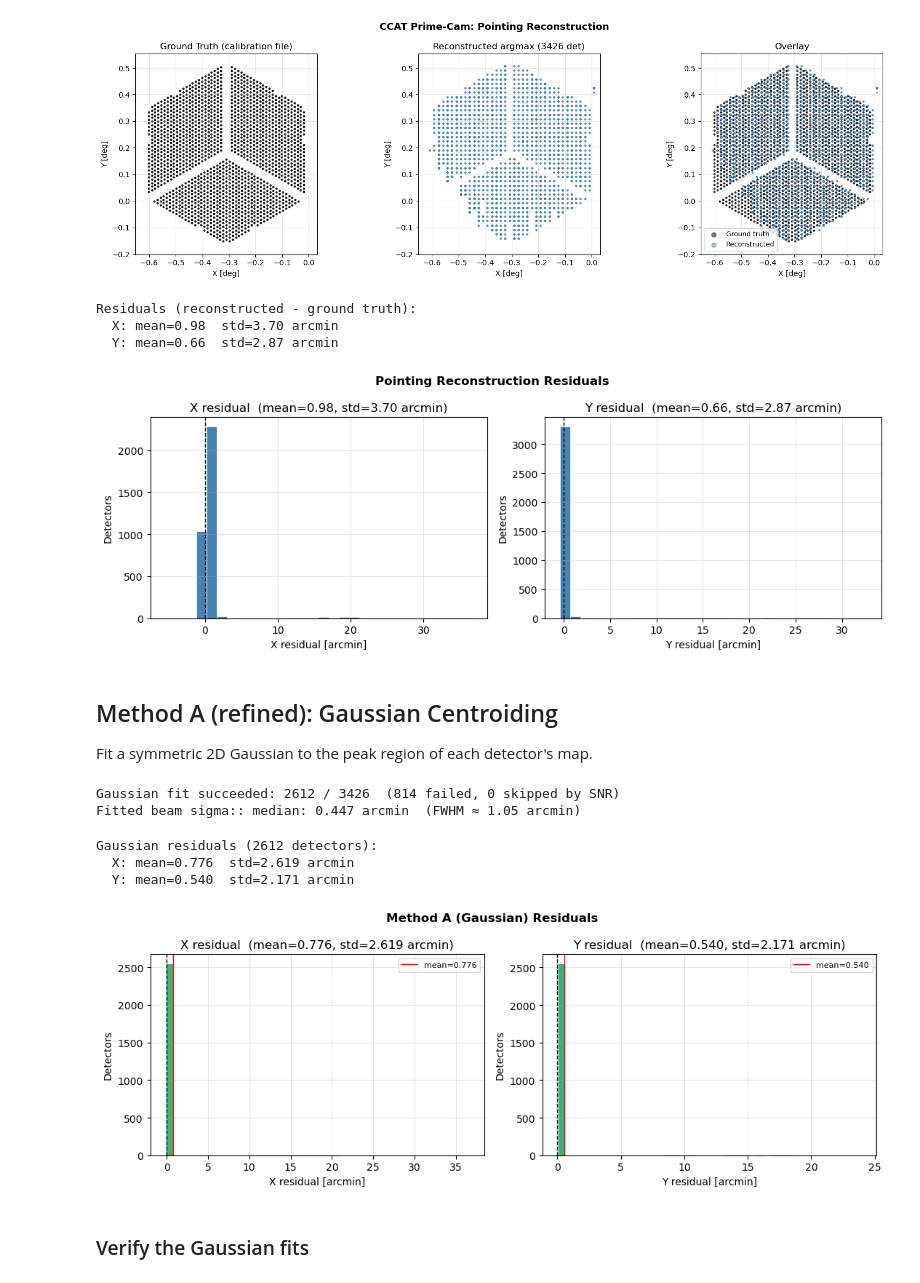
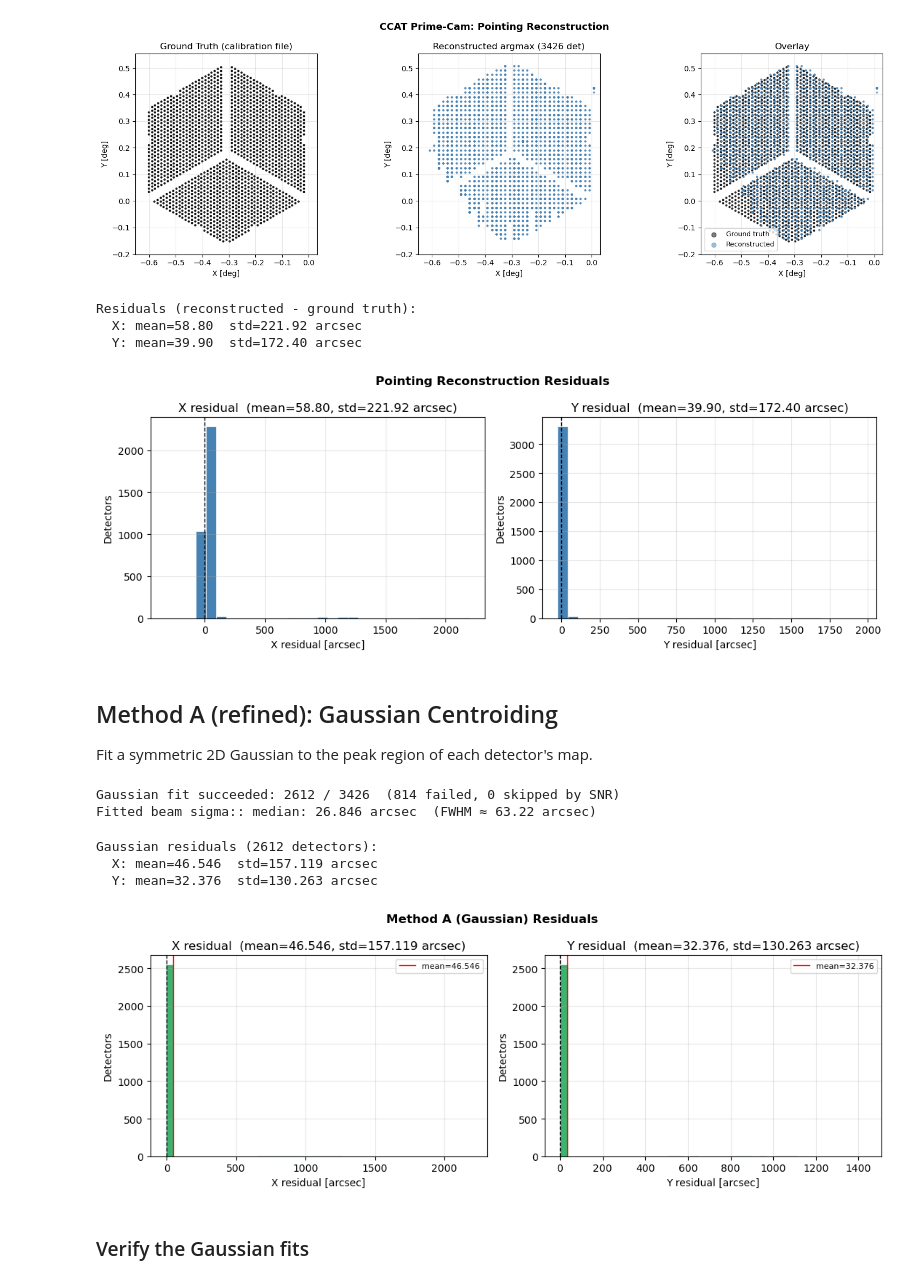
Before and after one commit to ccatobs/ql_mapmaker, a Jupyter notebook: ccat_mapmaker/notebooks/pointing_reconstruction.ipynb, the cells around one changed output. Saved outputs shown, nothing was run; the diff lists cells and outputs as text; code cells hidden in the pictures.

```diff
--- a/ccat_mapmaker/notebooks/pointing_reconstruction.ipynb
+++ b/ccat_mapmaker/notebooks/pointing_reconstruction.ipynb
@@ -52,7 +52,7 @@ cfg['pipeline']['max_duration_s']  = None
 # Reconstruction map parameters (for the map-based approach)
 RECON_XLEN       = 2.0   # degrees, needs to cover full focal plane (~1.4 deg diameter)
 RECON_YLEN       = 2.0
-RECON_RES_ARCMIN = 1.0   # arcmin/pixel
+RECON_RES_ARCSEC = 60.0   # arcsec/pixel
 
 SNR_THRESHOLD = 5.0   # for MAP-BASED, NOTE: arbitray chosen value (subject to change w real data)
 # it might be a good idea to implement a function to do subsets of the detectors when we have multiple arrays
@@ -193,7 +193,7 @@ For each detector, bin its signal into a 2D focal plane map using the boresight
 # %%
 # Focal plane coordinate grid centred at the 0,0
 # This method is just peak pixel
-recon_res_deg = RECON_RES_ARCMIN / 60.0
+recon_res_deg = RECON_RES_ARCSEC / 3600.0
 fp_edges_u, fp_edges_v = make_map_edges(
     ra0_deg=0.0, dec0_deg=0.0,
     xlen_deg=RECON_XLEN, ylen_deg=RECON_YLEN,
@@ -201,6 +201,6 @@ fp_edges_u, fp_edges_v = make_map_edges(
 )
 ny = len(fp_edges_v) - 1
 nx = len(fp_edges_u) - 1
-print(f'Reconstruction grid: {ny} x {nx} pixels at {RECON_RES_ARCMIN:.1f} arcmin/pixel')
+print(f'Reconstruction grid: {ny} x {nx} pixels at {RECON_RES_ARCSEC:.0f} arcsec/pixel')
 print(f'Memory estimate: {len(nominal) * ny * nx * 4 / 1e6:.0f} MB per array (data + hits = x2)')
 # %% [output]
@@ -378,33 +378,33 @@ plt.show()
 # %%
 # Residuals: reconstructed - ground truth
 dx = recon_x[valid] - nom_x_sel[valid]   # degrees
 dy = recon_y[valid] - nom_y_sel[valid]   # degrees
 
-dx_arcmin = dx * 60
-dy_arcmin = dy * 60
+dx_arcsec = dx * 3600
+dy_arcsec = dy * 3600
 
 print(f'Residuals (reconstructed - ground truth):')
-print(f'  X: mean={dx_arcmin.mean():.2f}  std={dx_arcmin.std():.2f} arcmin')
-print(f'  Y: mean={dy_arcmin.mean():.2f}  std={dy_arcmin.std():.2f} arcmin')
+print(f'  X: mean={dx_arcsec.mean():.2f}  std={dx_arcsec.std():.2f} arcsec')
+print(f'  Y: mean={dy_arcsec.mean():.2f}  std={dy_arcsec.std():.2f} arcsec')
 
 fig, axes = plt.subplots(1, 2, figsize=(11, 4))
 
-for ax, vals, label in zip(axes, [dx_arcmin, dy_arcmin], ['X residual', 'Y residual']):
+for ax, vals, label in zip(axes, [dx_arcsec, dy_arcsec], ['X residual', 'Y residual']):
     ax.hist(vals, bins=30, color='steelblue', edgecolor='white', linewidth=0.5)
     ax.axvline(0, color='k', linestyle='--', linewidth=1)
-    ax.set_xlabel(f'{label} [arcmin]')
+    ax.set_xlabel(f'{label} [arcsec]')
     ax.set_ylabel('Detectors')
-    ax.set_title(f'{label}  (mean={vals.mean():.2f}, std={vals.std():.2f} arcmin)')
+    ax.set_title(f'{label}  (mean={vals.mean():.2f}, std={vals.std():.2f} arcsec)')
     ax.grid(alpha=0.3)
 
 fig.suptitle('Pointing Reconstruction Residuals', fontsize=12, fontweight='bold')
 plt.tight_layout()
 plt.show()
 # %% [output]
 Residuals (reconstructed - ground truth):
-  X: mean=0.98  std=3.70 arcmin
-  Y: mean=0.66  std=2.87 arcmin
+  X: mean=58.80  std=221.92 arcsec
+  Y: mean=39.90  std=172.40 arcsec
-[figure, old version]
+[figure, new version]
 # %% [markdown]
 ## Method A (refined): Gaussian Centroiding
 
@@ -422,7 +422,7 @@ GAUSS_HALF_WIN = 3   # +-3 pixels -> 7×7 window
 
 gauss_x     = np.full(n_sel, np.nan)
 gauss_y     = np.full(n_sel, np.nan)
-gauss_sigma = np.full(n_sel, np.nan)   # fitted beam sigma [arcmin]
+gauss_sigma = np.full(n_sel, np.nan)   # fitted beam sigma [arcsec]
 gauss_amp   = np.full(n_sel, np.nan)   # fitted amplitude, same units as the map
 gauss_bg    = np.full(n_sel, np.nan)   # fitted background level, same units as the map
 n_fit_ok = n_fit_fail = 0
@@ -461,7 +461,7 @@ for j in range(n_sel):
                                 win.ravel(), p0=p0, bounds=(lo, hi), maxfev=2000)
         gauss_x[j]     = popt[1]
         gauss_y[j]     = popt[2]
-        gauss_sigma[j] = abs(popt[3]) * 60   # deg → arcmin
+        gauss_sigma[j] = abs(popt[3]) * 3600   # deg → arcsec
         gauss_amp[j]   = popt[0]
         gauss_bg[j]    = popt[4]
         n_fit_ok += 1
@@ -471,29 +471,29 @@ for j in range(n_sel):
 gauss_valid = np.isfinite(gauss_x) & np.isfinite(gauss_y)
 print(f'Gaussian fit succeeded: {gauss_valid.sum()} / {n_sel}  '
       f'({n_fit_fail} failed, {n_sel - n_fit_ok - n_fit_fail} skipped by SNR)')
-print(f'Fitted beam sigma:: median: {np.nanmedian(gauss_sigma):.3f} arcmin  '
-      f'(FWHM ≈ {np.nanmedian(gauss_sigma) * 2.355:.2f} arcmin)')
+print(f'Fitted beam sigma:: median: {np.nanmedian(gauss_sigma):.3f} arcsec  '
+      f'(FWHM ≈ {np.nanmedian(gauss_sigma) * 2.355:.2f} arcsec)')
 # %% [output]
 Gaussian fit succeeded: 2612 / 3426  (814 failed, 0 skipped by SNR)
-Fitted beam sigma:: median: 0.447 arcmin  (FWHM ≈ 1.05 arcmin)
+Fitted beam sigma:: median: 26.846 arcsec  (FWHM ≈ 63.22 arcsec)
 # %%
 ### Gaussian fit: residuals vs ground truth
 
-dx_gau_arcmin = (gauss_x[gauss_valid] - nom_x_sel[gauss_valid]) * 60
-dy_gau_arcmin = (gauss_y[gauss_valid] - nom_y_sel[gauss_valid]) * 60
+dx_gau_arcsec = (gauss_x[gauss_valid] - nom_x_sel[gauss_valid]) * 3600
+dy_gau_arcsec = (gauss_y[gauss_valid] - nom_y_sel[gauss_valid]) * 3600
 
 print(f'Gaussian residuals ({gauss_valid.sum()} detectors):')
-print(f'  X: mean={dx_gau_arcmin.mean():.3f}  std={dx_gau_arcmin.std():.3f} arcmin')
-print(f'  Y: mean={dy_gau_arcmin.mean():.3f}  std={dy_gau_arcmin.std():.3f} arcmin')
+print(f'  X: mean={dx_gau_arcsec.mean():.3f}  std={dx_gau_arcsec.std():.3f} arcsec')
+print(f'  Y: mean={dy_gau_arcsec.mean():.3f}  std={dy_gau_arcsec.std():.3f} arcsec')
 
 fig, axes = plt.subplots(1, 2, figsize=(11, 4))
-for ax, vals, label in zip(axes, [dx_gau_arcmin, dy_gau_arcmin], ['X residual', 'Y residual']):
+for ax, vals, label in zip(axes, [dx_gau_arcsec, dy_gau_arcsec], ['X residual', 'Y residual']):
     ax.hist(vals, bins=40, color='mediumseagreen', edgecolor='white', linewidth=0.5)
     ax.axvline(0,           color='k',   linestyle='--', linewidth=1)
     ax.axvline(vals.mean(), color='red', linestyle='-',  linewidth=1, label=f'mean={vals.mean():.3f}')
-    ax.set_xlabel(f'{label} [arcmin]')
+    ax.set_xlabel(f'{label} [arcsec]')
     ax.set_ylabel('Detectors')
-    ax.set_title(f'{label}  (mean={vals.mean():.3f}, std={vals.std():.3f} arcmin)')
+    ax.set_title(f'{label}  (mean={vals.mean():.3f}, std={vals.std():.3f} arcsec)')
     ax.grid(alpha=0.3)
     ax.legend(fontsize=8)
 fig.suptitle('Method A (Gaussian) Residuals', fontsize=12, fontweight='bold')
@@ -501,9 +501,9 @@ plt.tight_layout()
 plt.show()
 # %% [output]
 Gaussian residuals (2612 detectors):
-  X: mean=0.776  std=2.619 arcmin
-  Y: mean=0.540  std=2.171 arcmin
+  X: mean=46.546  std=157.119 arcsec
+  Y: mean=32.376  std=130.263 arcsec
-[figure, old version]
+[figure, new version]
 # %% [markdown]
 ### Verify the Gaussian fits
 # %%
```
Also changed, not shown: parts of 22 cells of this notebook, 4 other files.
